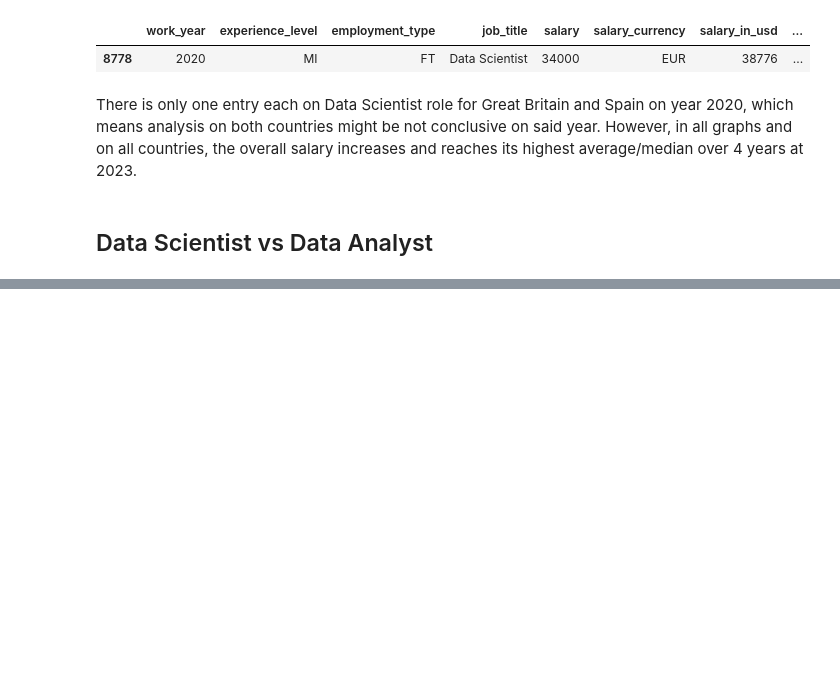
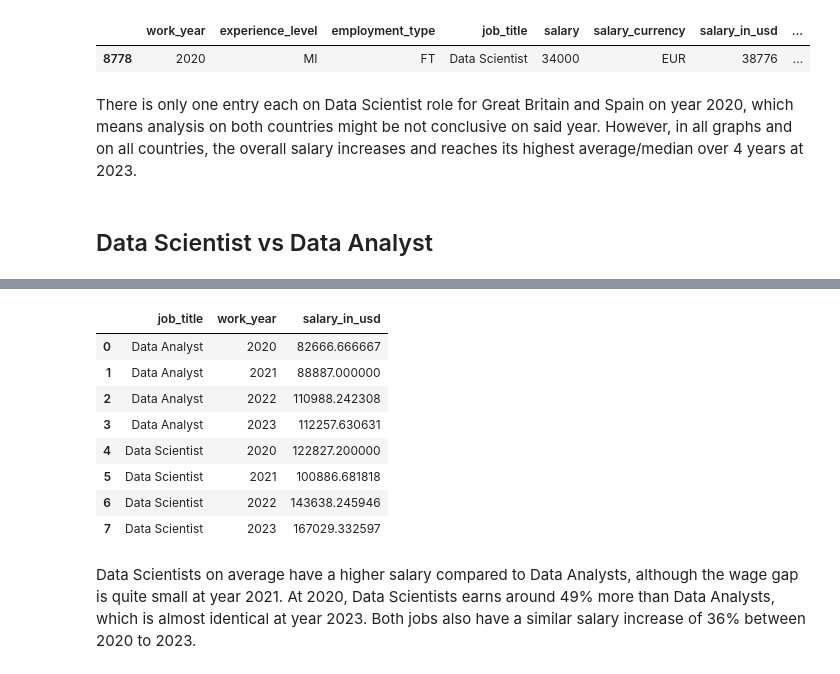
Before and after one commit to mezkymy/global-salaries, a Jupyter notebook: global-salaries.ipynb, the cells around one changed output, grey strips where cells are left out. Saved outputs shown, nothing was run; the diff lists cells and outputs as text; code cells hidden in the pictures; blank space fills up the shorter version.

```diff
--- a/global-salaries.ipynb
+++ b/global-salaries.ipynb
@@ -601,0 +602,17 @@ plt.show()
+# %%
+df_ds_da.loc[:,['job_title', 'salary_in_usd', 'company_location', 'work_year']] \
+    .groupby(['job_title', 'work_year']) \
+    .mean() \
+    .reset_index()
+# %% [output]
+|  | job_title | work_year | salary_in_usd |
+| 0 | Data Analyst | 2020 | 82666.666667 |
+| 1 | Data Analyst | 2021 | 88887.000000 |
+| 2 | Data Analyst | 2022 | 110988.242308 |
+| 3 | Data Analyst | 2023 | 112257.630631 |
+| 4 | Data Scientist | 2020 | 122827.200000 |
+| 5 | Data Scientist | 2021 | 100886.681818 |
+| 6 | Data Scientist | 2022 | 143638.245946 |
+| 7 | Data Scientist | 2023 | 167029.332597 |
+# %% [markdown]
+Data Scientists on average have a higher salary compared to Data Analysts, although the wage gap is quite small at year 2021. At 2020, Data Scientists earns around 49% more than Data Analysts, which is almost identical at year 2023. Both jobs also have a similar salary increase of 36% between 2020 to 2023.
```
Also changed, not shown: parts of 6 cells of this notebook.
